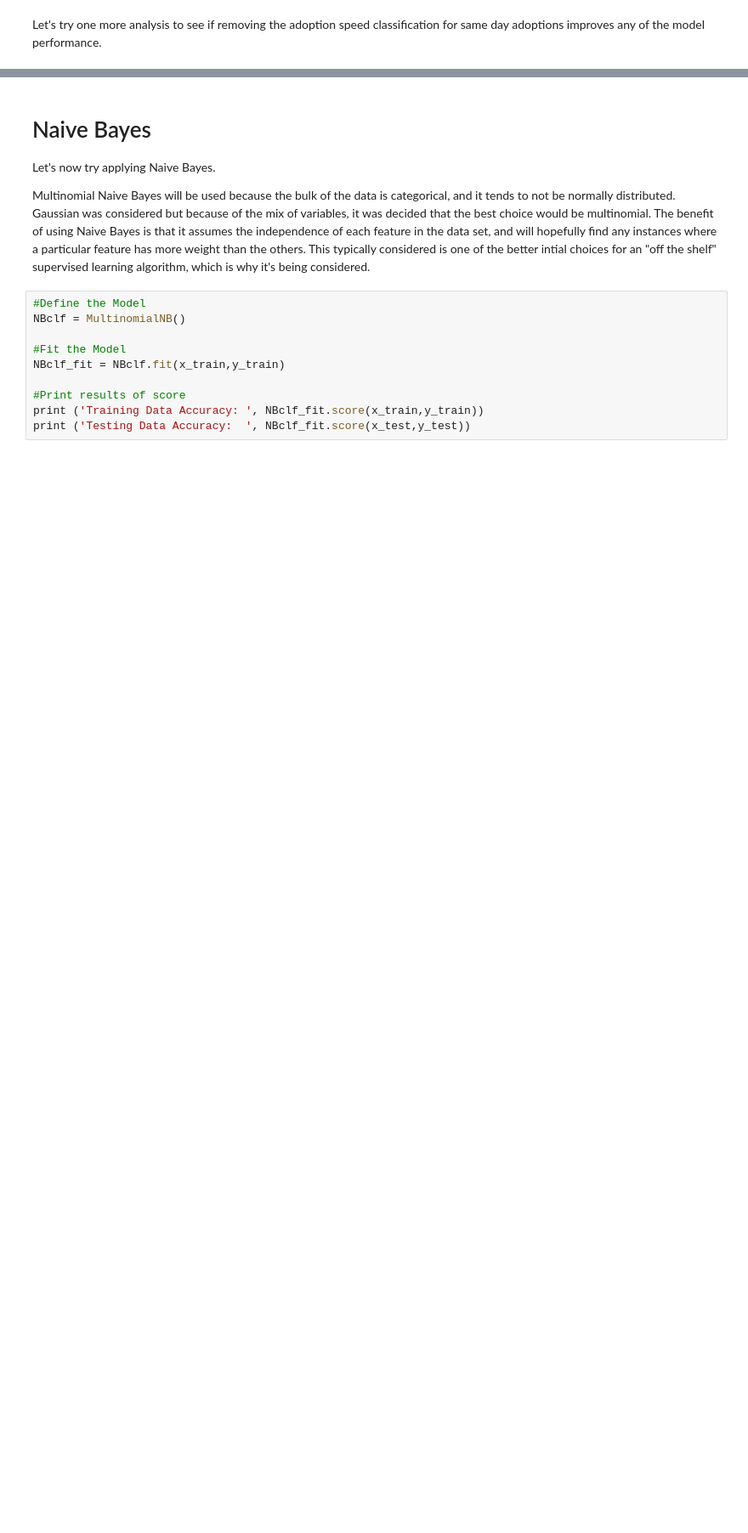
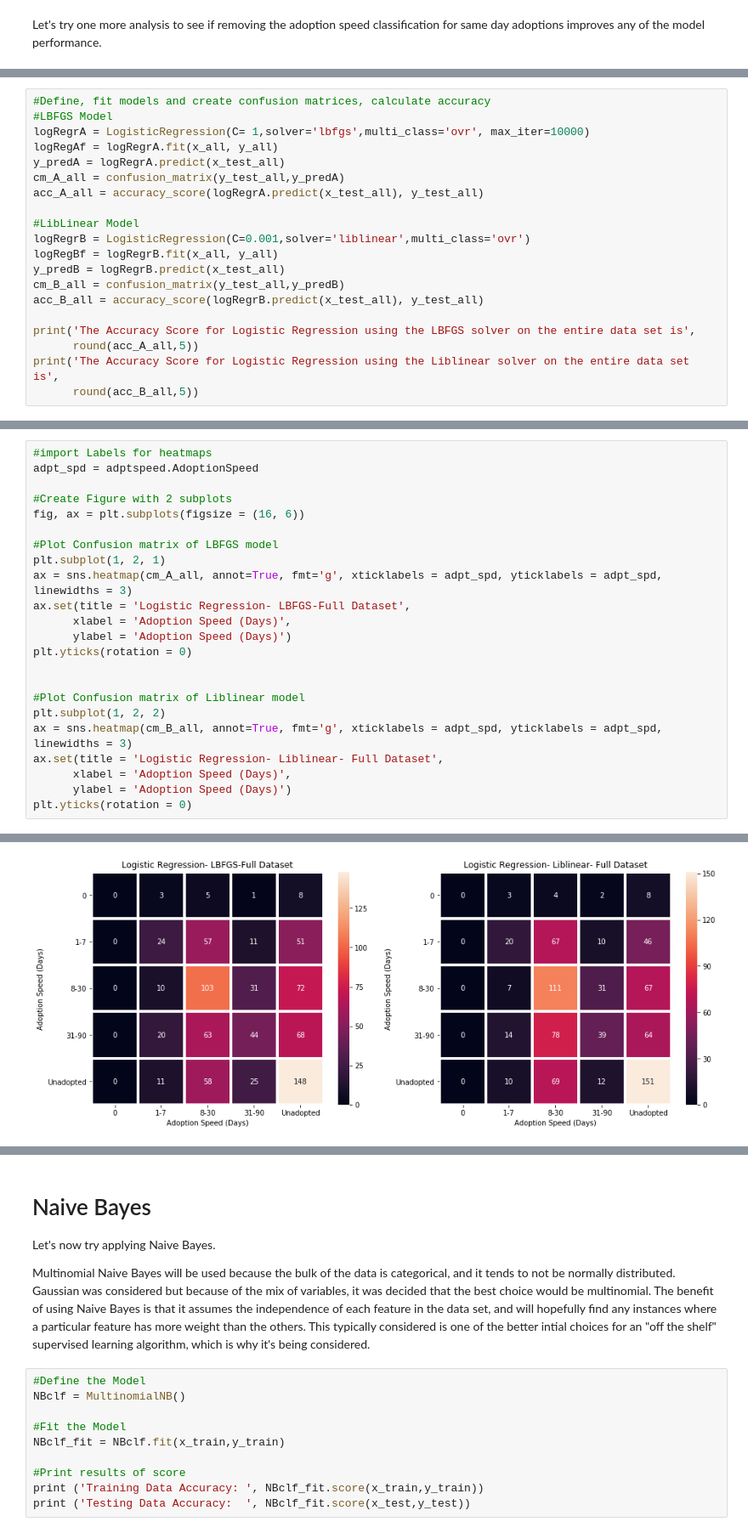
Before and after one commit to CJEJansson/Springboard_Projects, a Jupyter notebook: Capstone 1/4. In-Depth Analysis/In_Depth_Analysis.ipynb, the cells around one changed output, grey strips where cells are left out. Shown at 85% size. Drawn from its saved outputs; the diff is of its cells as text; blank space fills up the shorter version.

```diff
--- a/Capstone 1/4. In-Depth Analysis/In_Depth_Analysis.ipynb
+++ b/Capstone 1/4. In-Depth Analysis/In_Depth_Analysis.ipynb
@@ -503,0 +719,20 @@ So it appears the best model, if using logistic regression, is by using the libl
+# %%
+#Define, fit models and create confusion matrices, calculate accuracy
+#LBFGS Model
+logRegrA = LogisticRegression(C= 1,solver='lbfgs',multi_class='ovr', max_iter=10000)
+logRegAf = logRegrA.fit(x_all, y_all)
+y_predA = logRegrA.predict(x_test_all)
+cm_A_all = confusion_matrix(y_test_all,y_predA)
+acc_A_all = accuracy_score(logRegrA.predict(x_test_all), y_test_all)
+
+#LibLinear Model
+logRegrB = LogisticRegression(C=0.001,solver='liblinear',multi_class='ovr')
+logRegBf = logRegrB.fit(x_all, y_all)
+y_predB = logRegrB.predict(x_test_all)
+cm_B_all = confusion_matrix(y_test_all,y_predB)
+acc_B_all = accuracy_score(logRegrB.predict(x_test_all), y_test_all)
+
+print('The Accuracy Score for Logistic Regression using the LBFGS solver on the entire data set is',
+      round(acc_A_all,5))
+print('The Accuracy Score for Logistic Regression using the Liblinear solver on the entire data set is',
+      round(acc_B_all,5))
@@ -503,0 +742,24 @@ So it appears the best model, if using logistic regression, is by using the libl
+# %%
+#import Labels for heatmaps
+adpt_spd = adptspeed.AdoptionSpeed
+
+#Create Figure with 2 subplots
+fig, ax = plt.subplots(figsize = (16, 6))
+
+#Plot Confusion matrix of LBFGS model
+plt.subplot(1, 2, 1)
+ax = sns.heatmap(cm_A_all, annot=True, fmt='g', xticklabels = adpt_spd, yticklabels = adpt_spd, linewidths = 3)
+ax.set(title = 'Logistic Regression- LBFGS-Full Dataset',
+      xlabel = 'Adoption Speed (Days)',
+      ylabel = 'Adoption Speed (Days)')
+plt.yticks(rotation = 0)
+
+
+#Plot Confusion matrix of Liblinear model
+plt.subplot(1, 2, 2)
+ax = sns.heatmap(cm_B_all, annot=True, fmt='g', xticklabels = adpt_spd, yticklabels = adpt_spd, linewidths = 3)
+ax.set(title = 'Logistic Regression- Liblinear- Full Dataset',
+      xlabel = 'Adoption Speed (Days)',
+      ylabel = 'Adoption Speed (Days)')
+plt.yticks(rotation = 0)
+# %% [output]
@@ -503,0 +767 @@ So it appears the best model, if using logistic regression, is by using the libl
+[figure, added]
```
Also changed, not shown: parts of 96 cells of this notebook.
